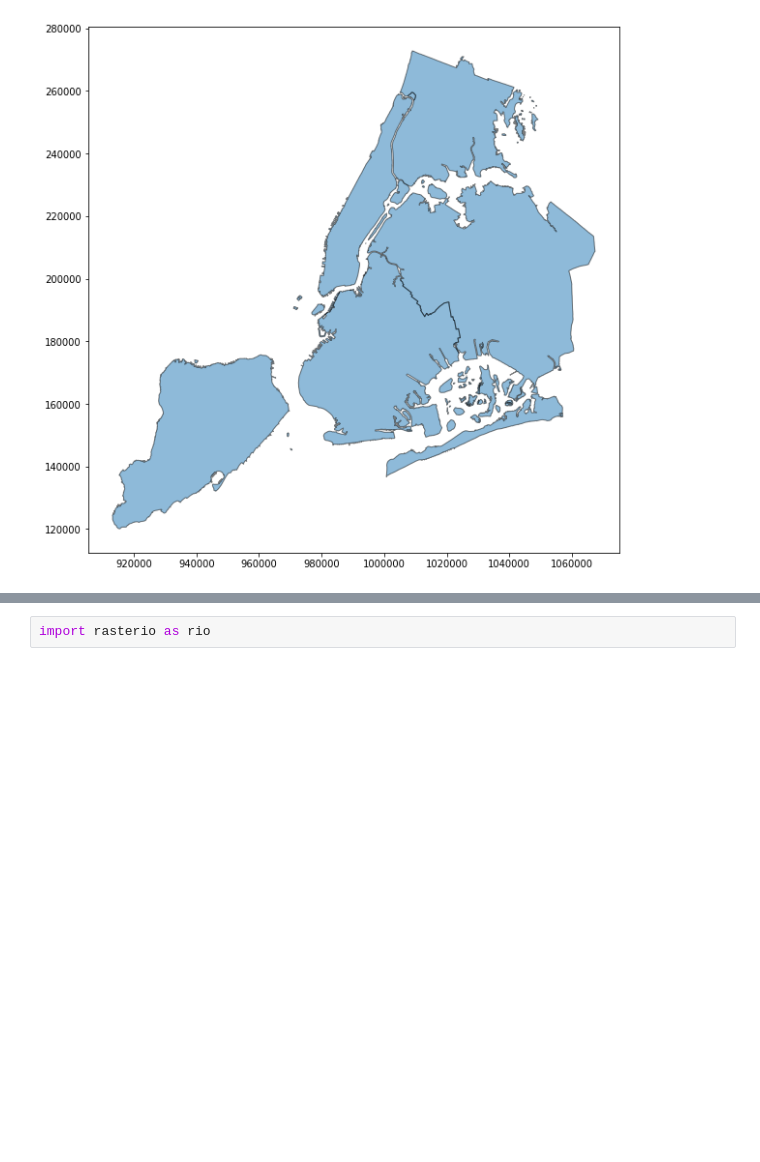
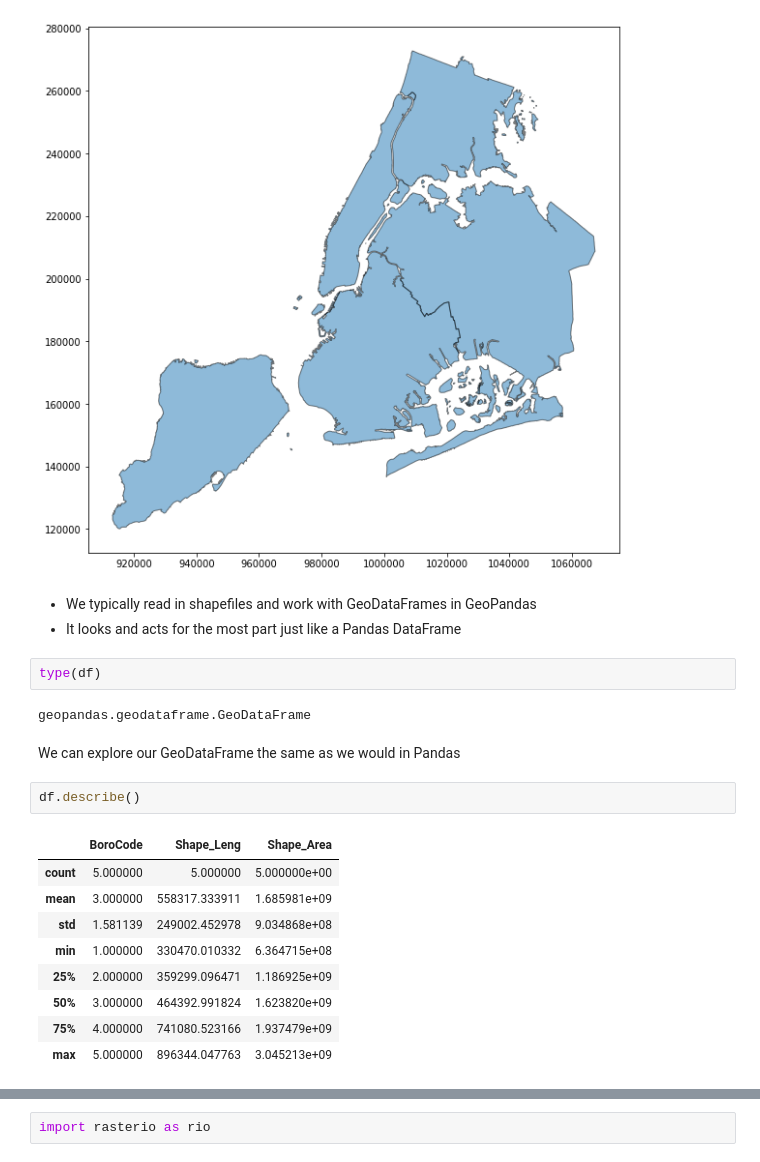
Before and after one commit to mhweber/GIS_Workgroup2019, a Jupyter notebook: PythonGroupTalk.ipynb, the cells around one changed output, grey strips where cells are left out. Saved outputs shown, nothing was run; the diff lists cells and outputs as text; blank space fills up the shorter version.

```diff
--- a/PythonGroupTalk.ipynb
+++ b/PythonGroupTalk.ipynb
@@ -18,3 +20,24 @@ df.plot(figsize=(10, 10), alpha=0.5, edgecolor='k')
 # %% [output]
 <matplotlib.axes._subplots.AxesSubplot at 0x...>
 [figure]
+# %% [markdown]
+- We typically read in shapefiles and work with GeoDataFrames in GeoPandas
+- It looks and acts for the most part just like a Pandas DataFrame
+# %%
+type(df)
+# %% [output]
+geopandas.geodataframe.GeoDataFrame
+# %% [markdown]
+We can explore our GeoDataFrame the same as we would in Pandas
+# %%
+df.describe()
+# %% [output]
+|  | BoroCode | Shape_Leng | Shape_Area |
+| count | 5.000000 | 5.000000 | 5.000000e+00 |
+| mean | 3.000000 | 558317.333911 | 1.685981e+09 |
+| std | 1.581139 | 249002.452978 | 9.034868e+08 |
+| min | 1.000000 | 330470.010332 | 6.364715e+08 |
+| 25% | 2.000000 | 359299.096471 | 1.186925e+09 |
+| 50% | 3.000000 | 464392.991824 | 1.623820e+09 |
+| 75% | 4.000000 | 741080.523166 | 1.937479e+09 |
+| max | 5.000000 | 896344.047763 | 3.045213e+09 |
```
Also changed, not shown: parts of 9 cells of this notebook, 1 other file.
